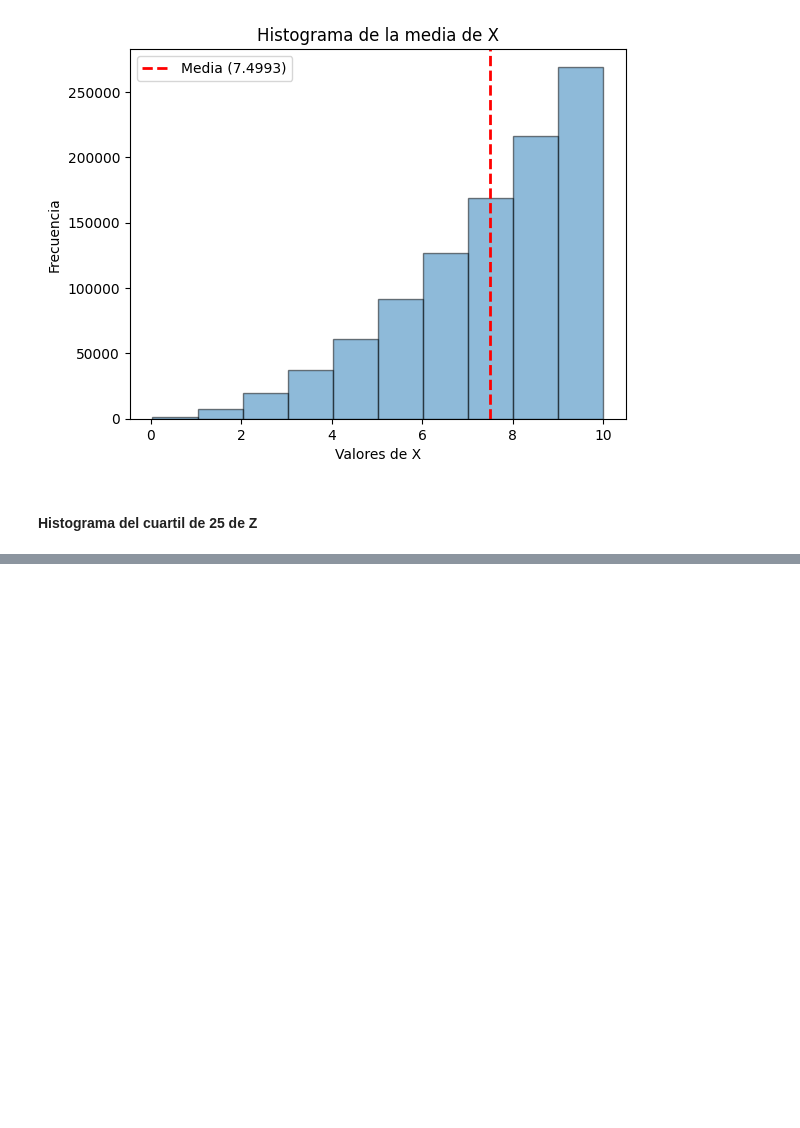
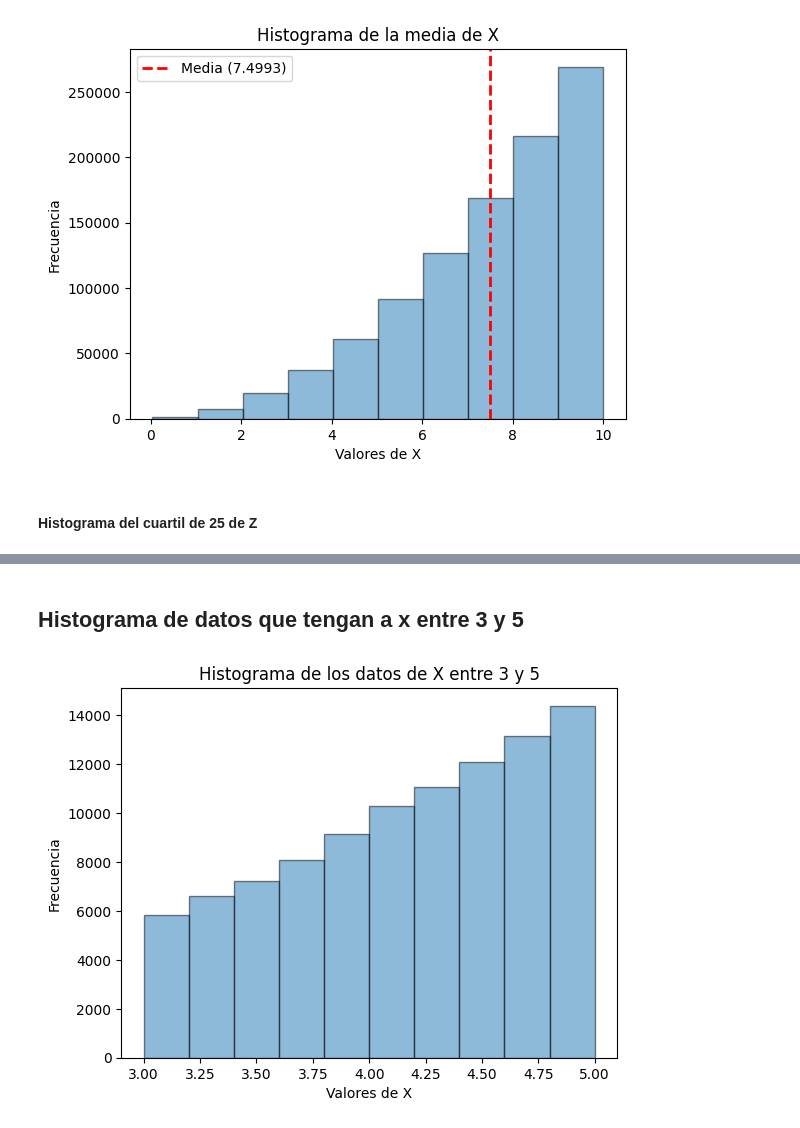
Before and after one commit to MartinPaGarcia/Developer_Personal_Projects, a Jupyter notebook: Python/Tec/Semestre 8/Ciencia de Datos/Tareas/Palomares_Martin_dataframe.ipynb, the cells around one changed output, grey strips where cells are left out. Saved outputs shown, nothing was run; the diff lists cells and outputs as text; code cells hidden in the pictures; blank space fills up the shorter version.

```diff
--- a/Python/Tec/Semestre 8/Ciencia de Datos/Tareas/Palomares_Martin_dataframe.ipynb
+++ b/Python/Tec/Semestre 8/Ciencia de Datos/Tareas/Palomares_Martin_dataframe.ipynb
@@ -78,0 +107,10 @@ plt.show()
+# %% [markdown]
+## Histograma de datos que tengan a x entre 3 y 5
+# %%
+plt.hist(datos_2["X"], bins=10, edgecolor="black", alpha=0.5)
+plt.title("Histograma de los datos de X entre 3 y 5")
+plt.xlabel("Valores de X")
+plt.ylabel("Frecuencia")
+plt.show()
+# %% [output]
+[figure, added]
```
Also changed, not shown: parts of 5 cells of this notebook.
